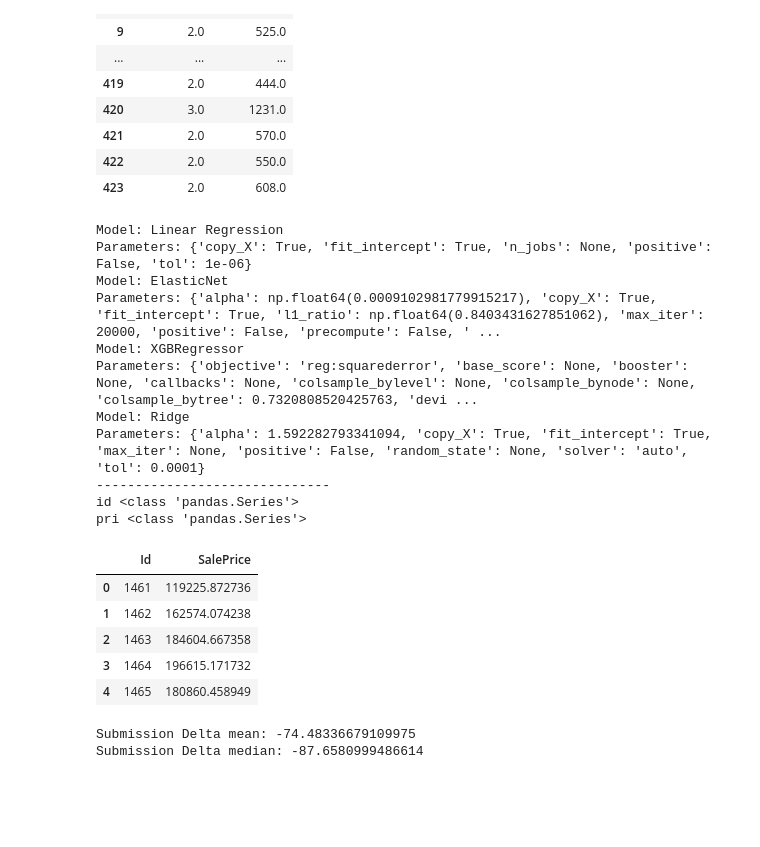
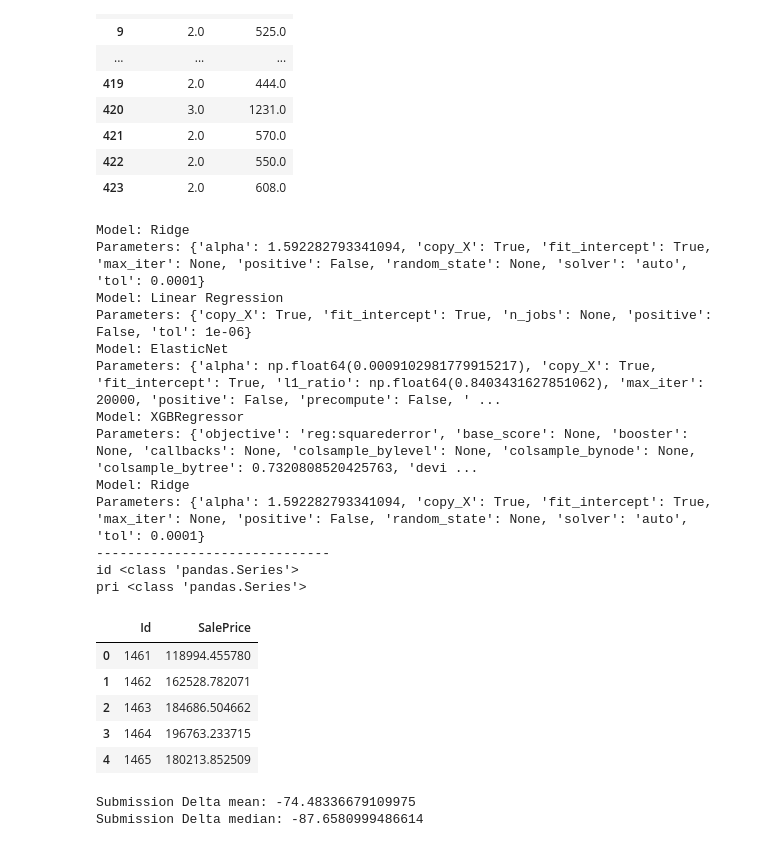
Before and after one commit to javrudsky/machine_learning, a Jupyter notebook: kaggle/housing/housing_v2.ipynb, the cells around one changed output. Drawn from its saved outputs; the diff is of its cells as text; code cells hidden in the pictures; blank space fills up the shorter version.

```diff
--- a/kaggle/housing/housing_v2.ipynb
+++ b/kaggle/housing/housing_v2.ipynb
@@ -2882,11 +2893,13 @@ def create_pipeline(bin_cols, bin_cols_spec, ignored_cols, ord_cols_used, log1p_
 
 ## Splitting data
 
-X, Y, Y_orig, X_test, Y_test = split_train_test_data()
-X = X[~X.index.isin(bigres_idx)]
-Y = Y[~Y.index.isin(bigres_idx)]
-Y_orig = Y_orig[~Y_orig.index.isin(bigres_idx)]
-# ord_cols_used = ORD_COLS
+X, y, y_orig, X_test, y_test = split_train_test_data()
+
+rem_res_idx = get_residuals_idx(X, y, model=get_model("Rig"), res_filter=0.25)
+X = X[~X.index.isin(rem_res_idx)]
+y = y[~y.index.isin(rem_res_idx)]
+y_orig = y_orig[~y_orig.index.isin(rem_res_idx)]
+
 pipeline = create_pipeline(bin_cols, bin_cols_spec, ignored_cols, ord_cols_used, log1p_cols, norm_cols, create_eng_features)
 
 print("Train dataset shape:", X.shape)
@@ -2896,7 +2909,7 @@ print("Test dataset shape:", X_test.shape)
 
 #groups = get_groups(X, Y, "Neighborhood")
 groups = None
-eval_models(X, Y, X_test, Y_test, pipeline, label=run_label, clear_scores=False, desc=desc.get(), show_cv_error=True, show_coef=False, pred_test=False, rep_kfold=False, groups=groups)
+eval_models(X, y, X_test, y_test, pipeline, label=run_label, clear_scores=False, desc=desc.get(), show_cv_error=True, show_coef=False, pred_test=False, rep_kfold=False, groups=groups)
 show_scores_stats(show_test=True)
 
 # Xt = pipeline.fit(X, Y).transform(X)
@@ -3966,11 +3979,7 @@ print(dfs[dfs.columns[(dfs.isnull().sum() > 0).values]].isnull().sum())
 # %% [markdown]
 ## Functions
 # %%
-def train_data_for_submission():
-  X = df_base_data.copy()
-  y_orig = X.pop(TARGET_COL)
-  y = np.log1p(y_orig)
-  return X, y, y_orig
+
 
 def save_submission(pd, folder="submissions", file_prefix="submission"):
     date_str = datetime.now().strftime("%y%m%d_%H%M")
@@ -4035,14 +4044,13 @@ dfs_an[dfs_an["GarageCars"] > 0][["GarageCars", "GarageArea"]]
 | 422 | 2.0 | 550.0 |
 | 423 | 2.0 | 608.0 |
 # %%
-#X, y, y_orig, _, _ = split_train_test_data()
 X, y, y_orig = train_data_for_submission()
 
+rem_res_idx = get_residuals_idx(X, y, model=get_model("Rig"), res_filter=0.25)
+X = X[~X.index.isin(bigres_idx)]
+y = y[~y.index.isin(bigres_idx)]
 
 X, y, _, ignored_cols, ord_cols_used, desc = initial_processing(X, y, y_orig)
-
-X = X[~X.index.isin(bigres_idx)]
-y = y[~y.index.isin(bigres_idx)]
 
 df_submit = pd.read_csv("./data/test.csv")
 # df_submit = fix_nulls(df_submit, X)
@@ -4062,38 +4070,40 @@ model = StackingRegressor(
     #final_estimator=get_model("LiRe"),
     final_estimator=get_model("Rig"),
 )
 #model = get_model("ENet")
 println()
 pip = create_pipeline(bin_cols, bin_cols_spec, ignored_cols, ord_cols_used, log1p_cols, norm_cols, create_eng_features, model=model).fit(X, y)
 
 submit_id = df_submit.pop("Id")
 pred = pd.Series(pip.predict(df_submit))
 
 
 print("id", type(submit_id))
 print("pri", type(pred))
 pred = pd.concat({"Id": submit_id, "SalePrice": np.expm1(pred)}, axis=1)  # Inverse log1p transformation
 
 save_submission(pred)
 pred.head()
 # %% [output]
+Model: Ridge
+Parameters: {'alpha': 1.592282793341094, 'copy_X': True, 'fit_intercept': True, 'max_iter': None, 'positive': False, 'random_state': None, 'solver': 'auto', 'tol': 0.0001}
 Model: Linear Regression
 Parameters: {'copy_X': True, 'fit_intercept': True, 'n_jobs': None, 'positive': False, 'tol': 1e-06}
 Model: ElasticNet
 Parameters: {'alpha': np.float64(0.0009102981779915217), 'copy_X': True, 'fit_intercept': True, 'l1_ratio': np.float64(0.8403431627851062), 'max_iter': 20000, 'positive': False, 'precompute': False, ' ...
 Model: XGBRegressor
 Parameters: {'objective': 'reg:squarederror', 'base_score': None, 'booster': None, 'callbacks': None, 'colsample_bylevel': None, 'colsample_bynode': None, 'colsample_bytree': 0.7320808520425763, 'devi ...
 Model: Ridge
 Parameters: {'alpha': 1.592282793341094, 'copy_X': True, 'fit_intercept': True, 'max_iter': None, 'positive': False, 'random_state': None, 'solver': 'auto', 'tol': 0.0001}
 ------------------------------
 id <class 'pandas.Series'>
 pri <class 'pandas.Series'>
 |  | Id | SalePrice |
-| 0 | 1461 | 119225.872736 |
-| 1 | 1462 | 162574.074238 |
-| 2 | 1463 | 184604.667358 |
-| 3 | 1464 | 196615.171732 |
-| 4 | 1465 | 180860.458949 |
+| 0 | 1461 | 118994.455780 |
+| 1 | 1462 | 162528.782071 |
+| 2 | 1463 | 184686.504662 |
+| 3 | 1464 | 196763.233715 |
+| 4 | 1465 | 180213.852509 |
 # %%
 # Comparing with previous submission.
 dfs = pd.read_csv("./submissions/submission_260408_1144.csv")
```
Also changed, not shown: parts of 9 cells of this notebook.
